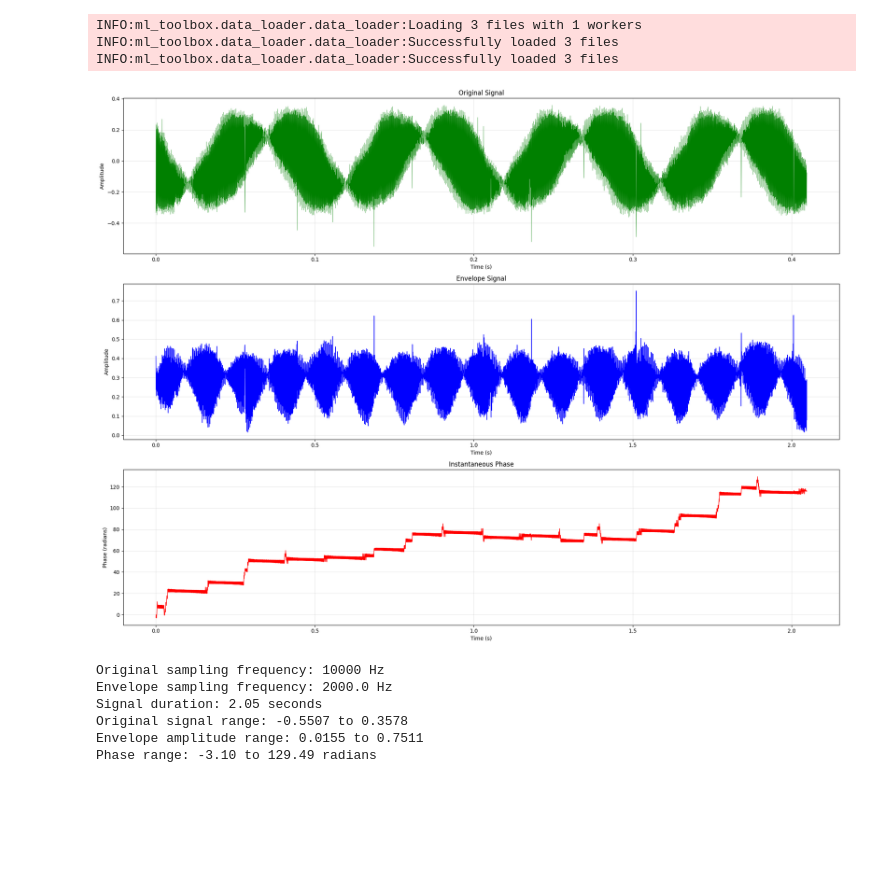
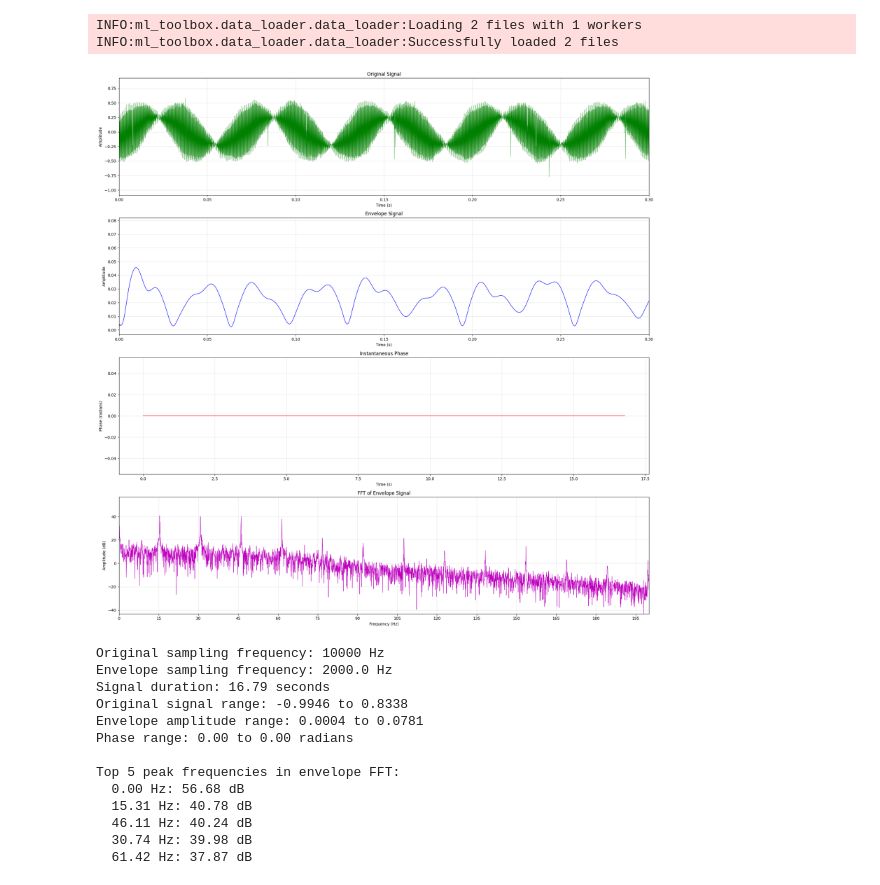
Before and after one commit to efvai/health-asyn-ml, a Jupyter notebook: notebooks/env_windowing.ipynb, the cells around one changed output. Cells and saved outputs as stored; diff of their text form; code cells hidden in the pictures; blank space fills up the shorter version.

```diff
--- a/notebooks/env_windowing.ipynb
+++ b/notebooks/env_windowing.ipynb
@@ -11,9 +11,9 @@ from ml_toolbox import HilbertEnvelopeAnalyzer, EnvelopeConfig, DataLoader, Wind
 dataset_path = Path("../data_set")
 data_loader = DataLoader(dataset_path)
 
-frequency = '20hz'
+frequency = '30hz'
 sensor_type = 'current'
-load = 'no_load'
+load = 'under_load'
 sampling_rate = 10000
 
 healthy, healthy_metadata = data_loader.load_batch(
@@ -24,8 +24,8 @@ healthy, healthy_metadata = data_loader.load_batch(
     apply_filter=False,
     max_workers=1
 )
-
-n_healthy = 4096#healthy[0].shape[0]
+n_idx = 0
+n_healthy = int (healthy[n_idx].shape[0] / 1)
 
 # Create windows
 overlap_ratio = 0.5
@@ -34,7 +34,7 @@ healthy_window_config = WindowConfig(window_size=n_healthy,
                              step_size=healthy_step_size,
                              overlap_ratio=overlap_ratio)
 healthy_extractor = WindowExtractor(healthy_window_config)
-healthy_windows, healthy_win_metadata = healthy_extractor.extract_windows(healthy[0], healthy_metadata[0])
+healthy_windows, healthy_win_metadata = healthy_extractor.extract_windows(healthy[n_idx], healthy_metadata[n_idx])
 
 h_w = healthy_windows[0]
 h_ch1 = h_w[:, 0]
@@ -57,8 +57,9 @@ stages = analyzer.extract_envelope_with_stages(h_ch1, return_stages=True)
 
 import matplotlib.pyplot as plt
 import numpy as np
+from scipy.fft import fft, fftfreq
 
-fig, axs = plt.subplots(3, 1, figsize=(20, 15))
+fig, axs = plt.subplots(4, 1, figsize=(20, 20))
 
 orig = stages['original']
 from scipy.signal import hilbert
@@ -75,40 +76,81 @@ axs[0].plot(t_orig, orig, 'g-', linewidth=0.5)
 axs[0].set_xlabel('Time (s)')
 axs[0].set_ylabel('Amplitude')
 axs[0].set_title('Original Signal')
+axs[0].set_xlim([0, 0.3])
 axs[0].grid(True, alpha=0.3)
 
 # Plot envelope
 axs[1].plot(t_env, env, 'b-', linewidth=1)
 axs[1].set_xlabel('Time (s)')
 axs[1].set_ylabel('Amplitude')
 axs[1].set_title('Envelope Signal')
+axs[1].set_xlim([0, 0.3])
 axs[1].grid(True, alpha=0.3)
 
 # Plot instantaneous phase
 axs[2].plot(t_env, inst_phase, 'r-', linewidth=1)
 axs[2].set_xlabel('Time (s)')
 axs[2].set_ylabel('Phase (radians)')
 axs[2].set_title('Instantaneous Phase')
 axs[2].grid(True, alpha=0.3)
+
+# Compute and plot FFT of envelope
+fft_env = fft(np.abs(env))
+freqs_env = fftfreq(len(env), 1/ts_env)
+
+# Get positive frequencies only
+positive_freq_idx = freqs_env >= 0
+freqs_env_pos = freqs_env[positive_freq_idx]
+fft_env_pos = np.abs(fft_env[positive_freq_idx])
+
+# Convert to dB
+fft_env_db = 20 * np.log10(fft_env_pos + 1e-10)
+
+# Plot FFT of envelope
+xlim_env = 200
+xlim_mask = freqs_env_pos <= xlim_env
+freqs_env_cropped = freqs_env_pos[xlim_mask]
+fft_env_cropped = fft_env_db[xlim_mask]
+
+axs[3].plot(freqs_env_cropped, fft_env_cropped, 'm-', linewidth=0.8)
+axs[3].set_xlabel('Frequency (Hz)')
+axs[3].set_ylabel('Amplitude (dB)')
+axs[3].set_title('FFT of Envelope Signal')
+axs[3].grid(True, alpha=0.3)
+axs[3].set_xlim(0, xlim_env)
+axs[3].set_ylim(min(fft_env_cropped), max(fft_env_cropped))
+axs[3].set_xticks(np.arange(0, xlim_env + 1, 15))
 
 plt.tight_layout()
 plt.show()
 
 # Print some basic info
 print(f"Original sampling frequency: {ts_orig} Hz")
 print(f"Envelope sampling frequency: {ts_env} Hz")
 print(f"Signal duration: {len(env)/ts_env:.2f} seconds")
 print(f"Original signal range: {np.min(orig):.4f} to {np.max(orig):.4f}")
 print(f"Envelope amplitude range: {np.min(np.abs(env)):.4f} to {np.max(np.abs(env)):.4f}")
 print(f"Phase range: {np.min(inst_phase):.2f} to {np.max(inst_phase):.2f} radians")
+
+# Print peak frequencies in envelope FFT
+print("\nTop 5 peak frequencies in envelope FFT:")
+peak_indices = np.argsort(fft_env_pos)[-5:][::-1]
+for idx in peak_indices:
+    print(f"  {freqs_env_pos[idx]:.2f} Hz: {fft_env_db[idx]:.2f} dB")
 # %% [output]
-INFO:ml_toolbox.data_loader.data_loader:Loading 3 files with 1 workers
-INFO:ml_toolbox.data_loader.data_loader:Successfully loaded 3 files
-INFO:ml_toolbox.data_loader.data_loader:Successfully loaded 3 files
+INFO:ml_toolbox.data_loader.data_loader:Loading 2 files with 1 workers
+INFO:ml_toolbox.data_loader.data_loader:Successfully loaded 2 files
-[figure, old version]
+[figure, new version]
 Original sampling frequency: 10000 Hz
 Envelope sampling frequency: 2000.0 Hz
-Signal duration: 2.05 seconds
-Original signal range: -0.5507 to 0.3578
-Envelope amplitude range: 0.0155 to 0.7511
-Phase range: -3.10 to 129.49 radians
+Signal duration: 16.79 seconds
+Original signal range: -0.9946 to 0.8338
+Envelope amplitude range: 0.0004 to 0.0781
+Phase range: 0.00 to 0.00 radians
+
+Top 5 peak frequencies in envelope FFT:
+  0.00 Hz: 56.68 dB
+  15.31 Hz: 40.78 dB
+  46.11 Hz: 40.24 dB
+  30.74 Hz: 39.98 dB
+  61.42 Hz: 37.87 dB
```
Also changed, not shown: parts of 3 cells of this notebook, 1 other file.
